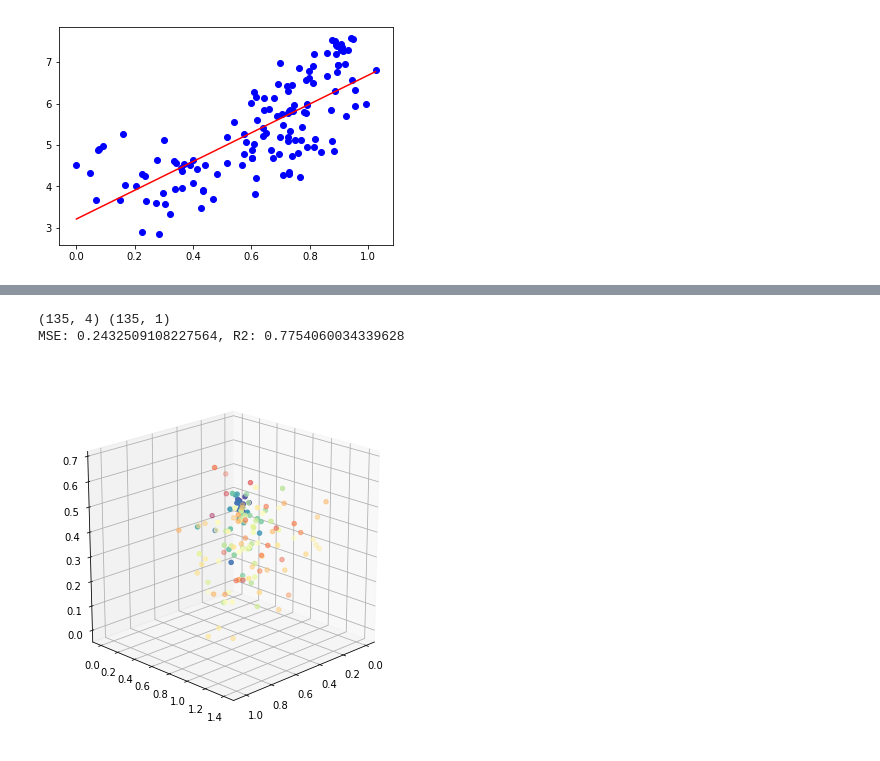
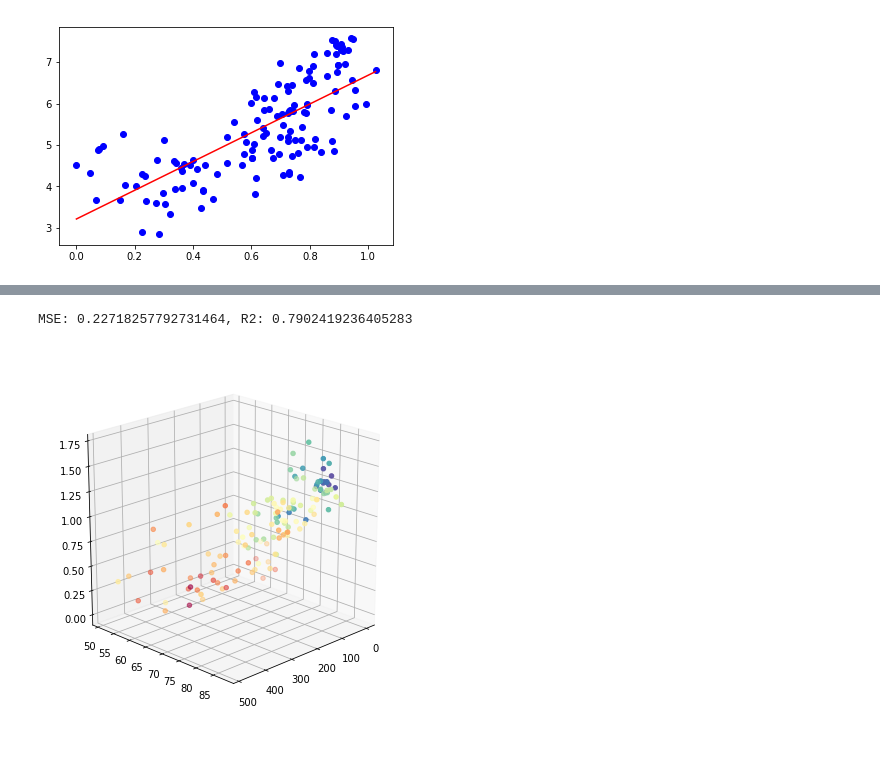
Before and after one commit to xliu510/Happiness, a Jupyter notebook: Import-export-clean-data.ipynb, the cells around one changed output, grey strips where cells are left out. Cells and saved outputs as stored; diff of their text form; code cells hidden in the pictures.

```diff
--- a/Import-export-clean-data.ipynb
+++ b/Import-export-clean-data.ipynb
@@ -199,14 +202,5 @@ Text(0.5,1,'Residual Plot')
 # %%
-X = World_Happiness_Life_Expectancy_df_dropyear[["Health_2015", "Family_2015", "Freedom_2015", "Government_Trust_2015"]]
-y = World_Happiness_Life_Expectancy_df_dropyear["Happiness_Score_2015"].values.reshape(-1, 1)
-print(X.shape, y.shape)
-#X = smoking[['Id', 'Age', 'Height', 'Sex_Female', 'Sex_Male', 'Smoker_Current', 'Smoker_Non']]
-#y = smoking["FEV"].values.reshape(-1, 1)
-
-# Split the data into training and testing
-from sklearn.model_selection import train_test_split
-X_train, X_test, y_train, y_test = train_test_split(X, y, random_state=42)
-
+#MSE and R2
 from sklearn.preprocessing import StandardScaler
 # Create a StandardScater model and fit it to the training data
 X_scaler = StandardScaler().fit(X_train)
@@ -232,16 +226,15 @@ r2 = model.score(X_test_scaled, y_test_scaled)
 
 print(f"MSE: {MSE}, R2: {r2}")
 # %% [output]
-(135, 4) (135, 1)
-MSE: 0.2432509108227564, R2: 0.7754060034339628
+MSE: 0.22718257792731464, R2: 0.7902419236405283
 # %%
-X = World_Happiness_Life_Expectancy_df_dropyear[["Health_2015", "Family_2015", "Freedom_2015", "Government_Trust_2015"]]
-#print(X)
+# Multiple linier 3D
+X = World_Happiness_Life_Expectancy_df_dropyear[['Adult_Mortality','Life_expectancy','GDP_per_Capita_2015','Family_2015','Health_2015','Freedom_2015','Income']]
 y = World_Happiness_Life_Expectancy_df_dropyear["Happiness_Score_2015"]
 from mpl_toolkits.mplot3d import Axes3D
 fig = plt.figure(1, figsize=(5, 5))
 axes = Axes3D(fig, elev=20, azim=45)
 axes.scatter(X.iloc[:,0], X.iloc[:,1], X.iloc[:,2], c=y, cmap=plt.cm.get_cmap("Spectral"))
 plt.show()
 # %% [output]
-[figure, old version]
+[figure, new version]
```
Also changed, not shown: parts of 21 cells of this notebook, 1 other file.
